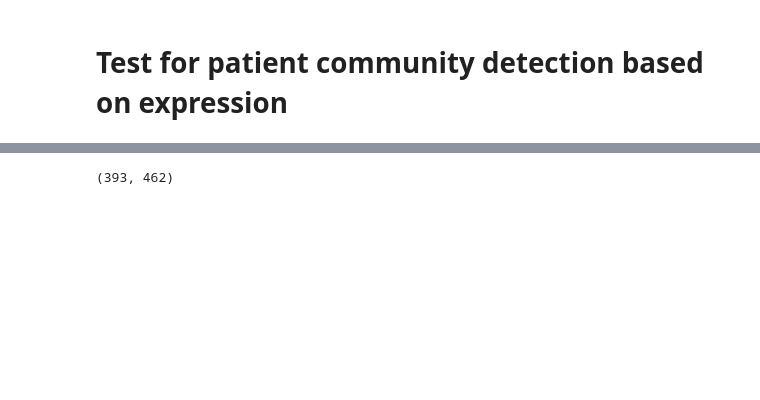
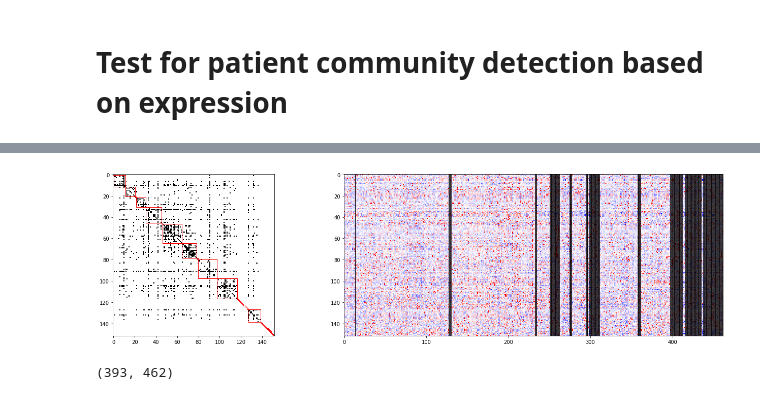
Before and after one commit to adespi/link_epi_to_expr, a Jupyter notebook: tests_before_create_graph.ipynb, the cells around one changed output, grey strips where cells are left out. Saved outputs shown, nothing was run; the diff lists cells and outputs as text; code cells hidden in the pictures; blank space fills up the shorter version.

```diff
--- a/tests_before_create_graph.ipynb
+++ b/tests_before_create_graph.ipynb
@@ -820,7 +799,7 @@ def mean_distance(kmeans, values):
 # %%
 nbr_cluster=100
 from sklearn.cluster import KMeans, AgglomerativeClustering
-nbr_tries=100
+nbr_tries=3
 kmeans = KMeans(n_clusters=nbr_cluster).fit(gene_expr.T)
 distance = mean_distance(kmeans, gene_expr.T.values)
 for x in range(nbr_tries):
@@ -832,6 +811,60 @@ for x in range(nbr_tries):
 ward = AgglomerativeClustering(n_clusters=nbr_cluster, linkage='ward').fit(gene_expr.T)
 individuals_sorted_ward=sorted(range(len(ward.labels_)), key=lambda k: ward.labels_[k])
 individuals_sorted_kmeans=sorted(range(len(kmeans.labels_)), key=lambda k: kmeans.labels_[k])
+# %%
+(G, node_order, partitions, colors)=(G, nodes_louvain_ordered, [louvain_comms], ["red"])
+from matplotlib.gridspec import GridSpec
+adjacency_matrix = nx.to_numpy_matrix(G, dtype=np.bool, nodelist=node_order)
+
+#Plot adjacency matrix in toned-down black and white
+fig = pyplot.figure(figsize=(20, 5)) # in inches
+gs = GridSpec(2, 1, figure=fig)
+ax1 = fig.add_subplot(gs[0, 0])
+plt.subplot(121)
+pyplot.imshow(adjacency_matrix,
+                  cmap="Greys",
+                  interpolation="none")
+
+
+# The rest is just if you have sorted nodes by a partition and want to
+# highlight the module boundaries
+assert len(partitions) == len(colors)
+ax = pyplot.gca()
+for partition, color in zip(partitions, colors):
+    current_idx = 0
+    for module in partition:
+        ax.add_patch(patches.Rectangle((current_idx-0.5, current_idx-0.5),
+                                          len(module), # Width
+                                          len(module), # Height
+                                          facecolor="none",
+                                          edgecolor=color,
+                                          linewidth="1"))
+        current_idx += len(module)
+
+ax1 = fig.add_subplot(gs[1:, 0])
+plt.subplot(122)
+adjacency_matrix = gene_expr.loc[nbr_signif_corr.index[nodes_louvain_ordered]].iloc[:,individuals_sorted_kmeans].values
+pyplot.imshow(np.clip((adjacency_matrix),-3,3),
+              interpolation="none",
+              cmap="bwr",
+             aspect='auto')
+
+"""pyplot.imshow(abs(np.clip((adjacency_matrix),-3,3)),
+              interpolation="none",
+              cmap="inferno",
+             aspect='auto')"""
+
+
+xline=0
+for x in np.unique(kmeans.labels_, return_counts=True)[1]:
+    xline+=x
+    plt.axvline(x=xline-1, color='k')
+
+fig.tight_layout()
+fig.show()
+#plt.show()
+# %% [output]
+[figure, added]
 # %%
 gene_expr.shape
 # %% [output]
```
Also changed, not shown: parts of 39 cells of this notebook.
